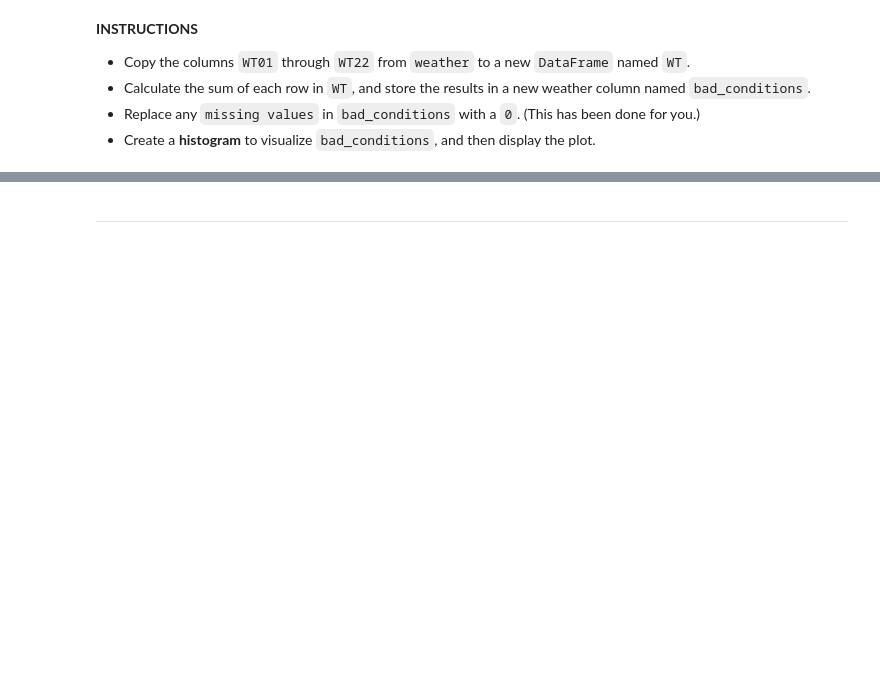
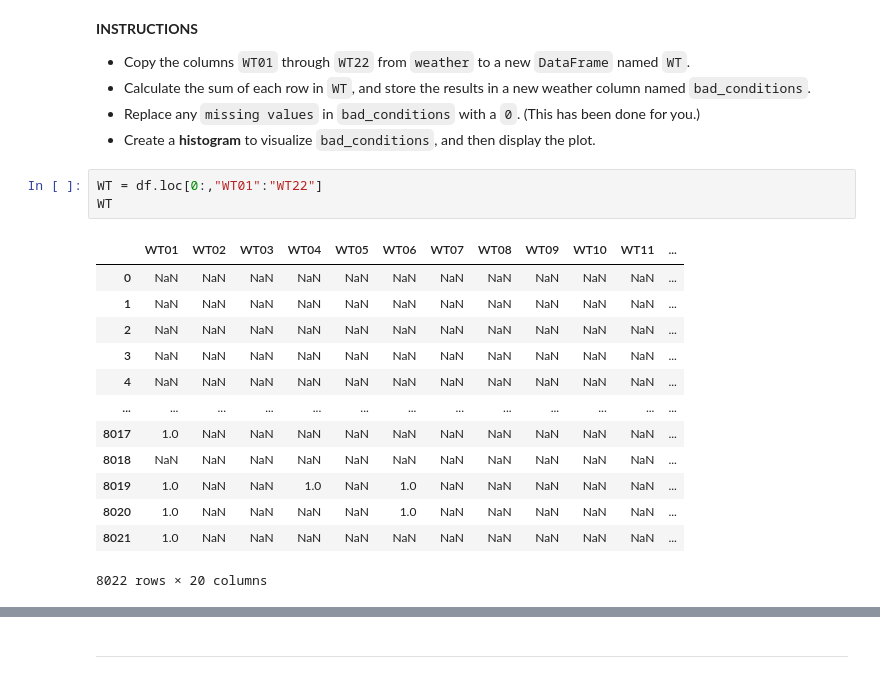
Before and after one commit to Ertugrul-Kurubal/Data-Analysis-With-Python-Projects, a Jupyter notebook: 04-Analyzing The Effect Of Weather On Policing (Student).ipynb, the cells around one changed output, grey strips where cells are left out. Cells and saved outputs as stored; diff of their text form; blank space fills up the shorter version.

```diff
--- a/04-Analyzing The Effect Of Weather On Policing (Student).ipynb
+++ b/04-Analyzing The Effect Of Weather On Policing (Student).ipynb
@@ -167,3 +167,20 @@ In this exercise, you'll quantify ``"how bad"`` the weather was each day by coun
 *   Calculate the sum of each row in ``WT``, and store the results in a new weather column named ``bad_conditions``.
 *   Replace any ``missing values`` in ``bad_conditions`` with a ``0``. (This has been done for you.)
 *   Create a **histogram** to visualize ``bad_conditions``, and then display the plot.
+# %%
+WT = df.loc[0:,"WT01":"WT22"]
+WT
+# %% [output]
+|  | WT01 | WT02 | WT03 | WT04 | WT05 | WT06 | WT07 | WT08 | WT09 | WT10 | WT11 | ... |
+| 0 | NaN | NaN | NaN | NaN | NaN | NaN | NaN | NaN | NaN | NaN | NaN | ... |
+| 1 | NaN | NaN | NaN | NaN | NaN | NaN | NaN | NaN | NaN | NaN | NaN | ... |
+| 2 | NaN | NaN | NaN | NaN | NaN | NaN | NaN | NaN | NaN | NaN | NaN | ... |
+| 3 | NaN | NaN | NaN | NaN | NaN | NaN | NaN | NaN | NaN | NaN | NaN | ... |
+| 4 | NaN | NaN | NaN | NaN | NaN | NaN | NaN | NaN | NaN | NaN | NaN | ... |
+| ... | ... | ... | ... | ... | ... | ... | ... | ... | ... | ... | ... | ... |
+| 8017 | 1.0 | NaN | NaN | NaN | NaN | NaN | NaN | NaN | NaN | NaN | NaN | ... |
+| 8018 | NaN | NaN | NaN | NaN | NaN | NaN | NaN | NaN | NaN | NaN | NaN | ... |
+| 8019 | 1.0 | NaN | NaN | 1.0 | NaN | 1.0 | NaN | NaN | NaN | NaN | NaN | ... |
+| 8020 | 1.0 | NaN | NaN | NaN | NaN | 1.0 | NaN | NaN | NaN | NaN | NaN | ... |
+| 8021 | 1.0 | NaN | NaN | NaN | NaN | NaN | NaN | NaN | NaN | NaN | NaN | ... |
+8022 rows × 20 columns
```
Also changed, not shown: parts of 16 cells of this notebook.
